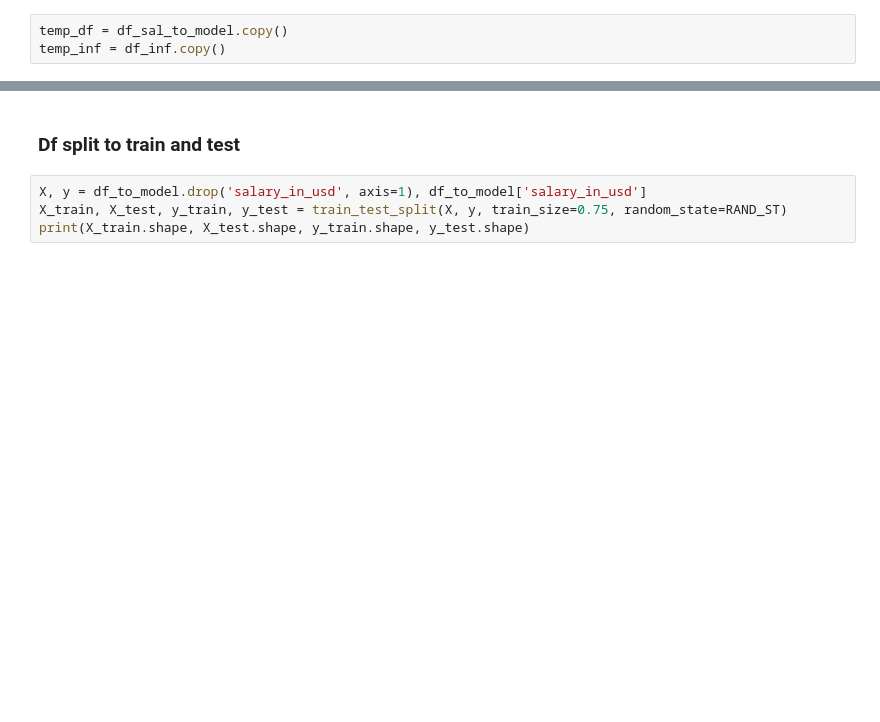
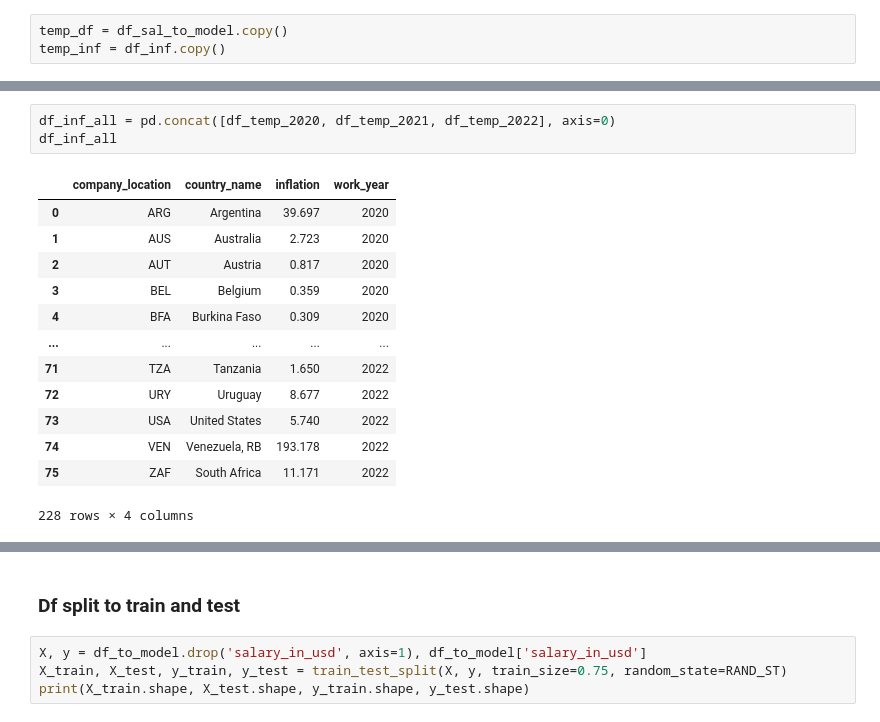
Before and after one commit to rvewebs/ds_salary, a Jupyter notebook: ds_salary.ipynb, the cells around one changed output, grey strips where cells are left out. Saved outputs shown, nothing was run; the diff lists cells and outputs as text; blank space fills up the shorter version.

```diff
--- a/ds_salary.ipynb
+++ b/ds_salary.ipynb
@@ -401,0 +447,17 @@ MergeError: No common columns to perform merge on. Merge options: left_on=None,
+# %%
+df_inf_all = pd.concat([df_temp_2020, df_temp_2021, df_temp_2022], axis=0)
+df_inf_all
+# %% [output]
+|  | company_location | country_name | inflation | work_year |
+| 0 | ARG | Argentina | 39.697 | 2020 |
+| 1 | AUS | Australia | 2.723 | 2020 |
+| 2 | AUT | Austria | 0.817 | 2020 |
+| 3 | BEL | Belgium | 0.359 | 2020 |
+| 4 | BFA | Burkina Faso | 0.309 | 2020 |
+| ... | ... | ... | ... | ... |
+| 71 | TZA | Tanzania | 1.650 | 2022 |
+| 72 | URY | Uruguay | 8.677 | 2022 |
+| 73 | USA | United States | 5.740 | 2022 |
+| 74 | VEN | Venezuela, RB | 193.178 | 2022 |
+| 75 | ZAF | South Africa | 11.171 | 2022 |
+228 rows × 4 columns
```
Also changed, not shown: parts of 10 cells of this notebook.
